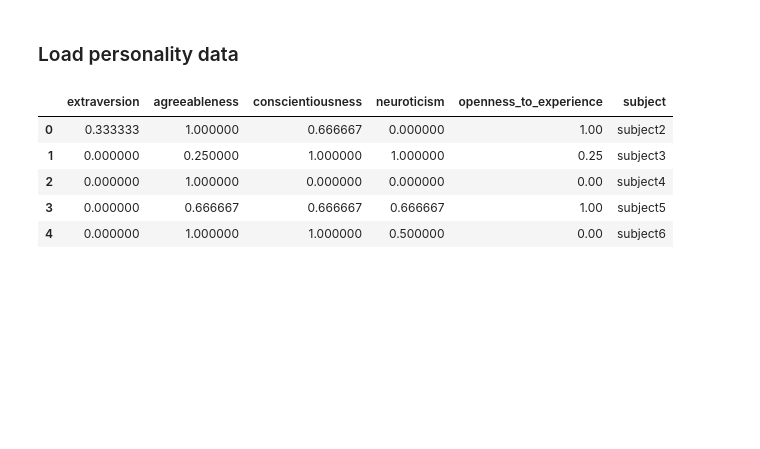
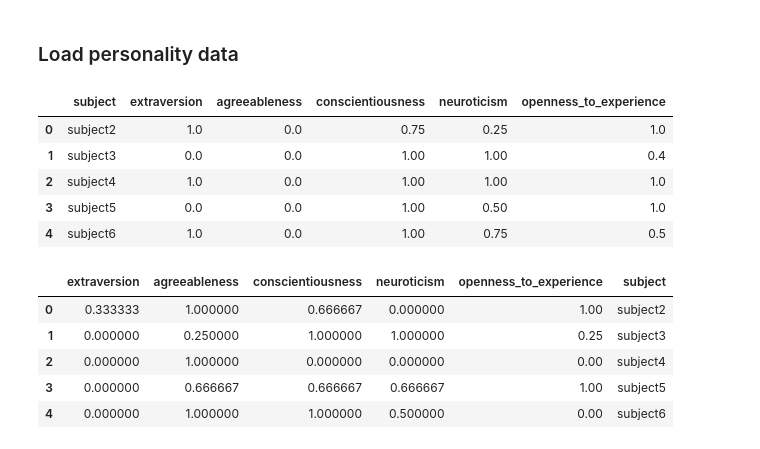
Before and after one commit to stallmo/mrp_5, a Jupyter notebook: notebooks/FeatureExploration.ipynb, the cells around one changed output. Drawn from its saved outputs; the diff is of its cells as text; code cells hidden in the pictures; blank space fills up the shorter version.

```diff
--- a/notebooks/FeatureExploration.ipynb
+++ b/notebooks/FeatureExploration.ipynb
@@ -358,6 +358,19 @@ sns.heatmap(np.abs(all_features[var_features].corr()))
 ### Load personality data
 # %%
 import personality_data
+# %%
+path = "../data/behavior_AND_personality_dataset/big5_personality_result.txt"
+path2 = "../data/data_recordings_master/personality.txt"
+df = personality_data.personality_data_to_data_frame(path)
+df2 = personality_data.personality_data_to_data_frame(path2)
+pd.concat([df, df2], ignore_index=True).head()
+# %% [output]
+|  | subject | extraversion | agreeableness | conscientiousness | neuroticism | openness_to_experience |
+| 0 | subject2 | 1.0 | 0.0 | 0.75 | 0.25 | 1.0 |
+| 1 | subject3 | 0.0 | 0.0 | 1.00 | 1.00 | 0.4 |
+| 2 | subject4 | 1.0 | 0.0 | 1.00 | 1.00 | 1.0 |
+| 3 | subject5 | 0.0 | 0.0 | 1.00 | 0.50 | 1.0 |
+| 4 | subject6 | 1.0 | 0.0 | 1.00 | 0.75 | 0.5 |
 # %%
 personality_df = personality_data.personality_data_to_data_frame('../data/behavior_AND_personality_dataset/big5_personality_result.txt')
 names = [s.replace('_', '') for s in personality_df['name']]
```
Also changed, not shown: parts of 1 cell of this notebook, 3 other files.
